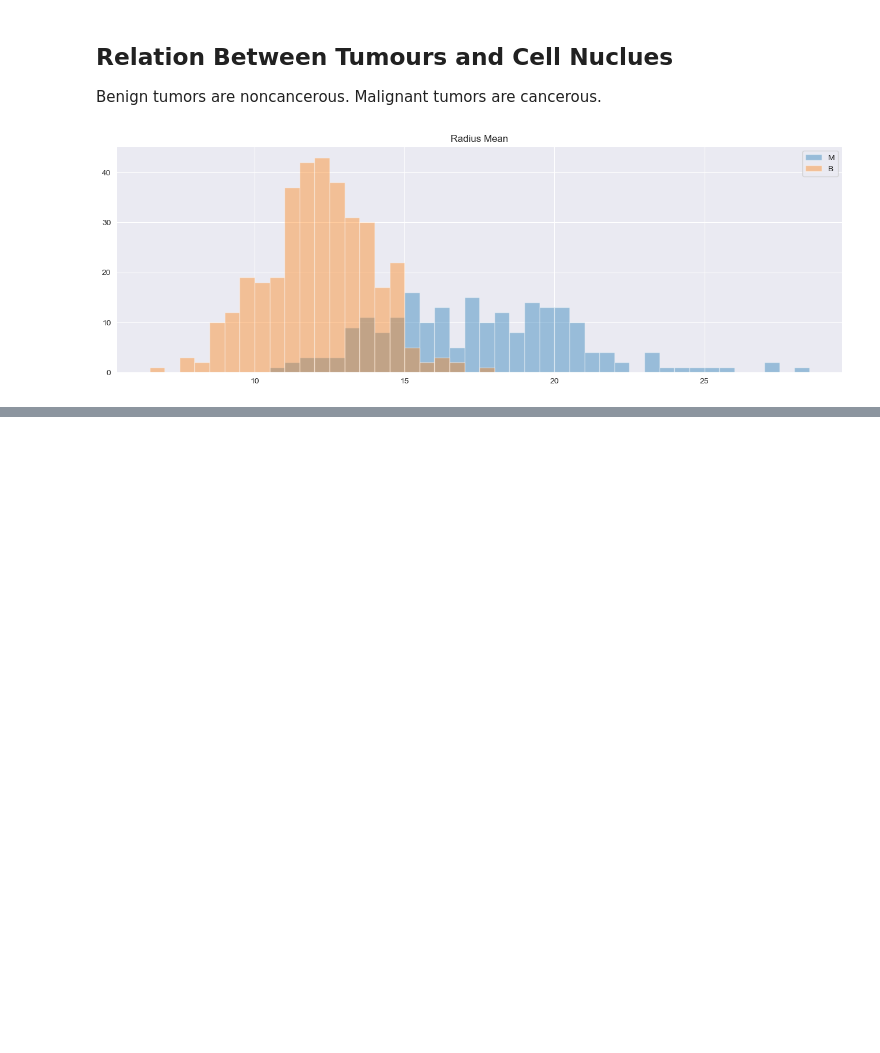
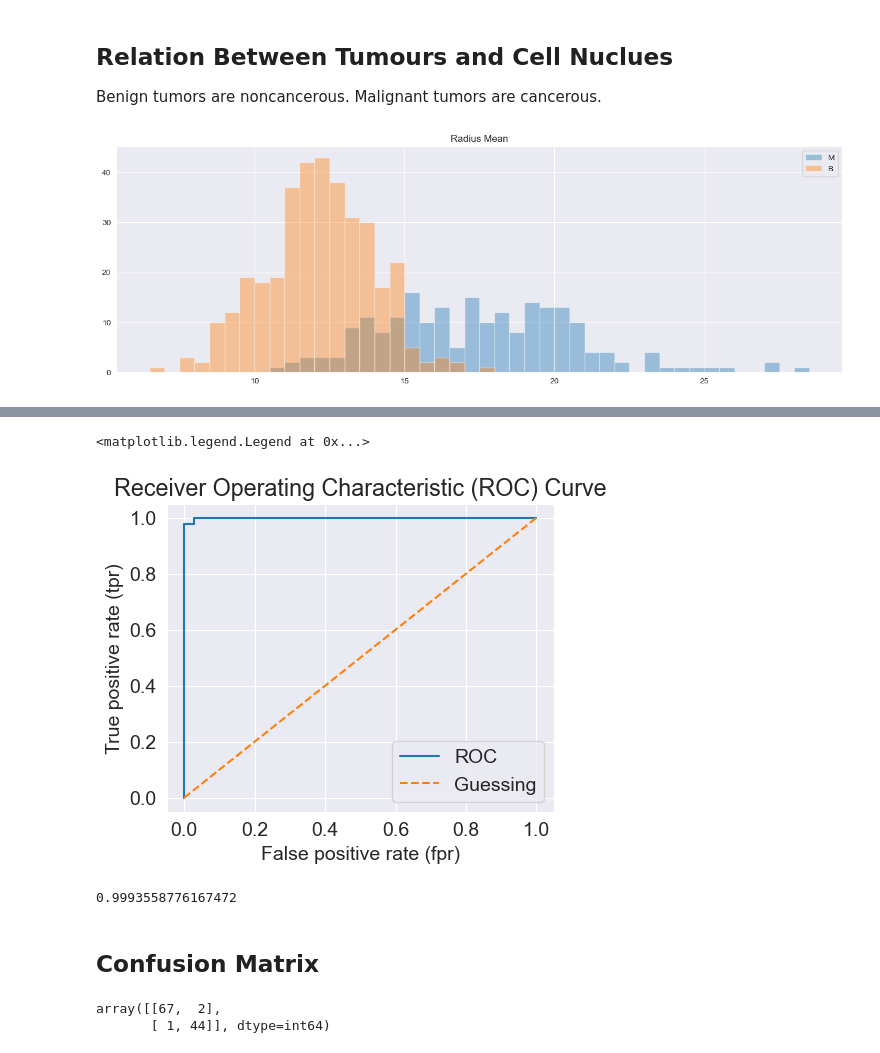
Before and after one commit to Yuylam/random-projects, a Jupyter notebook: Breast Cancer Wisconsin (Diagnostic) Data Set.ipynb, the cells around one changed output, grey strips where cells are left out. Cells and saved outputs as stored; diff of their text form; code cells hidden in the pictures; blank space fills up the shorter version.

```diff
--- a/Breast Cancer Wisconsin (Diagnostic) Data Set.ipynb
+++ b/Breast Cancer Wisconsin (Diagnostic) Data Set.ipynb
@@ -419,0 +558,34 @@ plt.legend(['M', 'B']);
+# %%
+X_train, X_test, y_train, y_test = train_test_split(X, y, test_size=0.2)
+X_train = sc.fit_transform(X_train)
+X_test = sc.transform(X_test)
+
+svc = SVC(probability=True)
+svc.fit(X_train, y_train)
+y_probs = svc.predict_proba(X_test)
+# %%
+y_probs_positive = y_probs[:, 1]
+# %%
+fpr, tpr, thresholds = roc_curve(y_test, y_probs_positive)
+# %%
+matplotlib.rcParams['font.size'] = 14
+matplotlib.rcParams['figure.figsize'] = (5, 4)
+
+plt.plot(fpr, tpr, label="ROC")
+plt.plot([0, 1], [0, 1], linestyle="--", label="Guessing")
+
+plt.xlabel("False positive rate (fpr)")
+plt.ylabel("True positive rate (tpr)")
+plt.title("Receiver Operating Characteristic (ROC) Curve")
+plt.legend()
+# %% [output]
+<matplotlib.legend.Legend at 0x...>
+[figure, added]
+# %%
+# Area under the ROC Curve
+from sklearn.metrics import roc_auc_score
+roc_auc_score(y_test, y_probs_positive)
+# %% [output]
+0.9993558776167472
+# %% [markdown]
+## Confusion Matrix
@@ -419,0 +594,6 @@ plt.legend(['M', 'B']);
+# %%
+y_preds = svc.predict(X_test)
+confusion_matrix(y_test, y_preds)
+# %% [output]
+array([[67,  2],
+       [ 1, 44]], dtype=int64)
```
Also changed, not shown: parts of 42 cells of this notebook.
